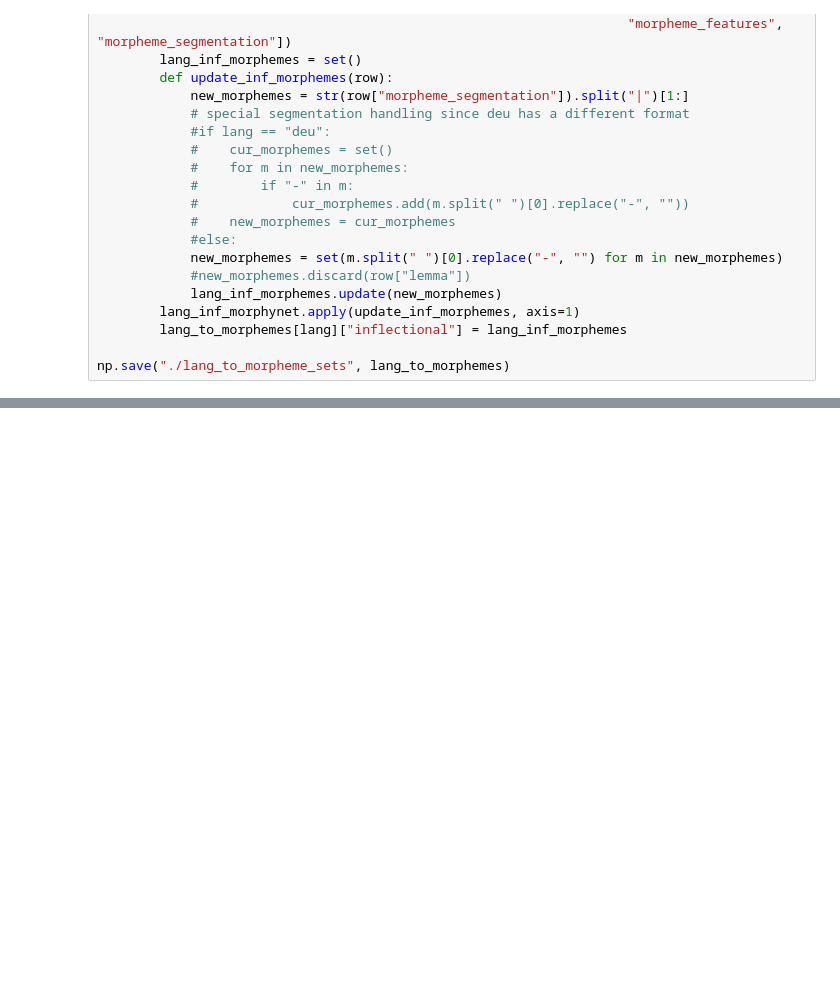
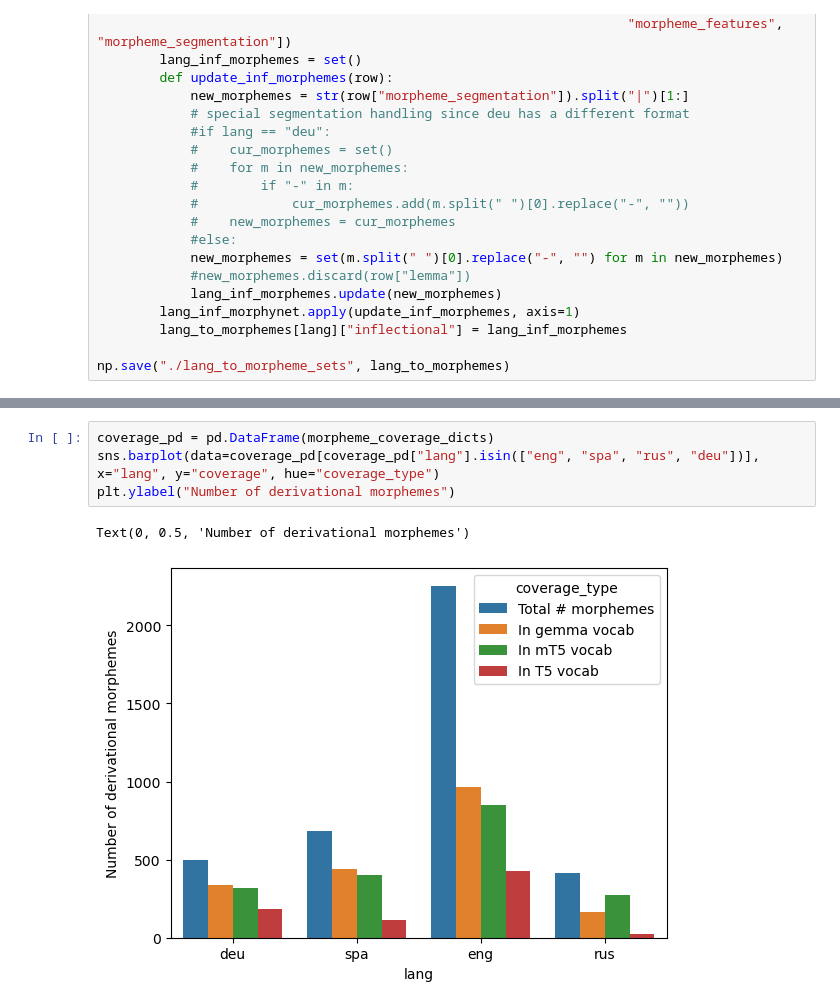
Before and after one commit to KaiNylund/bad-pair-encoding, a Jupyter notebook: morpheme_coverage/mt5_morpheme_coverage.ipynb, the cells around one changed output, grey strips where cells are left out. Saved outputs shown, nothing was run; the diff lists cells and outputs as text; blank space fills up the shorter version.

```diff
--- a/morpheme_coverage/mt5_morpheme_coverage.ipynb
+++ b/morpheme_coverage/mt5_morpheme_coverage.ipynb
@@ -140,0 +103,7 @@ Derivational morphemes in vocab: 21/413
+# %%
+coverage_pd = pd.DataFrame(morpheme_coverage_dicts)
+sns.barplot(data=coverage_pd[coverage_pd["lang"].isin(["eng", "spa", "rus", "deu"])], x="lang", y="coverage", hue="coverage_type")
+plt.ylabel("Number of derivational morphemes")
+# %% [output]
+Text(0, 0.5, 'Number of derivational morphemes')
+[figure, added]
```
Also changed, not shown: parts of 7 cells of this notebook.
